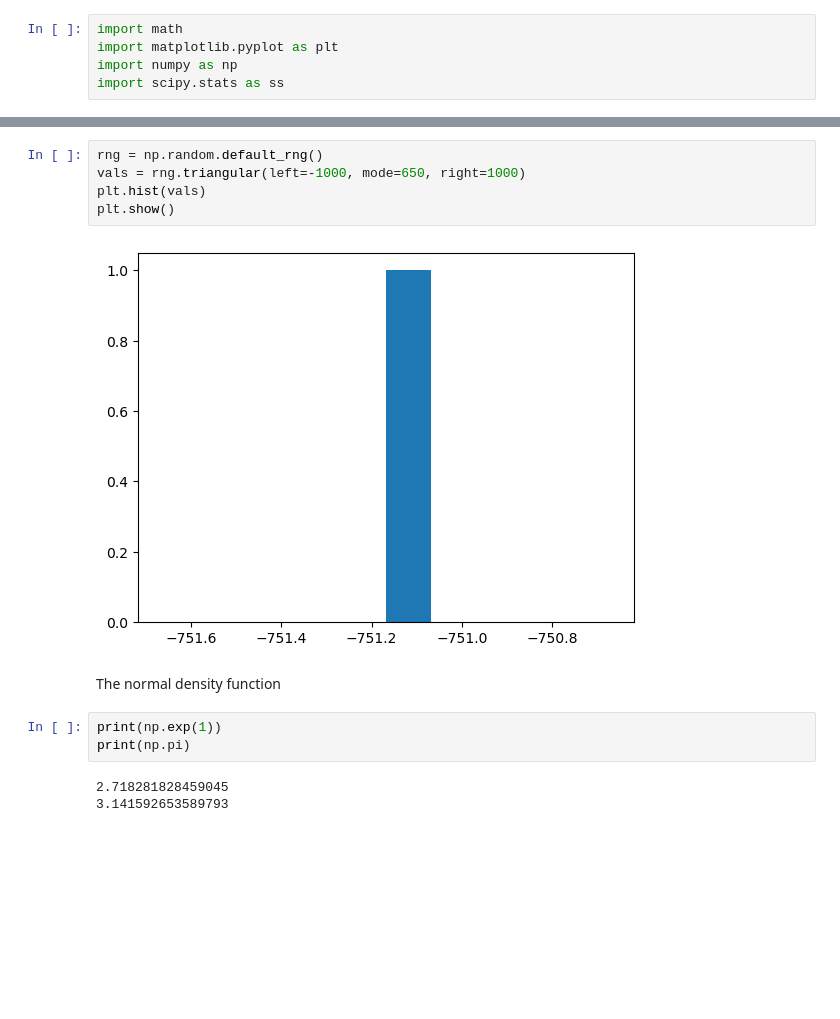
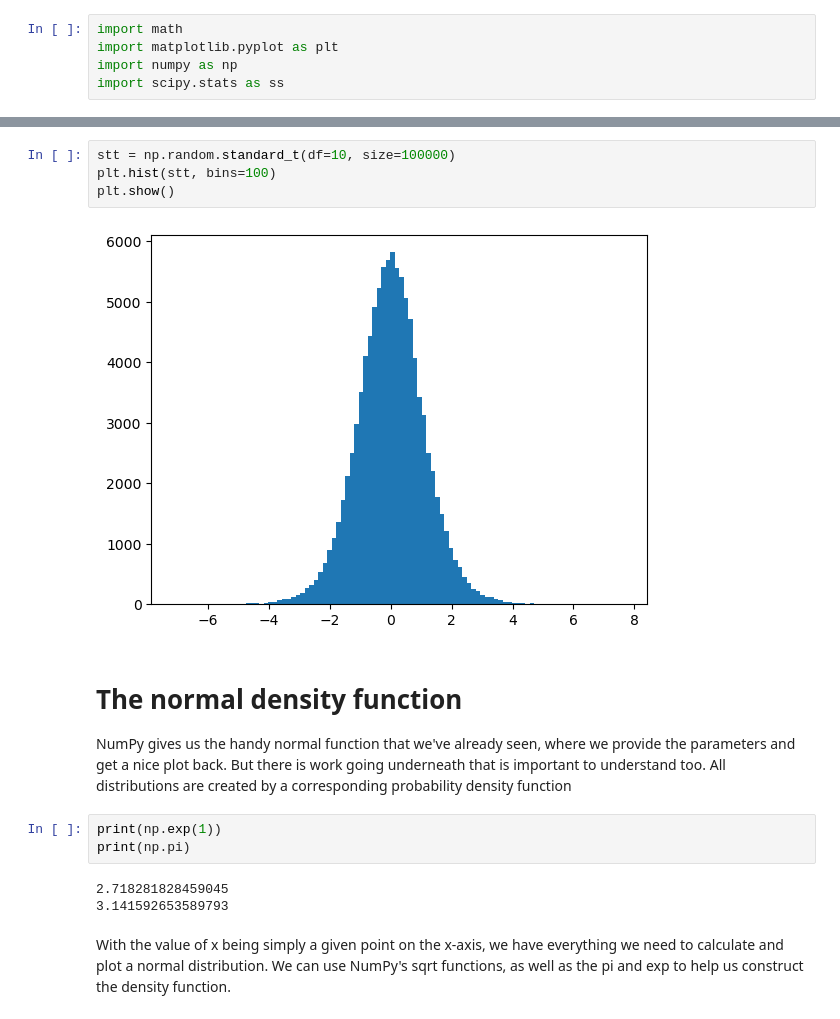
Before and after one commit to keithmmc/data_fundamentals, a Jupyter notebook: dist.ipynb, the cells around one changed output, grey strips where cells are left out. Drawn from its saved outputs; the diff is of its cells as text; blank space fills up the shorter version.

```diff
--- a/dist.ipynb
+++ b/dist.ipynb
@@ -74,18 +73,21 @@ plt.show()
-# %%
-rng = np.random.default_rng()
-vals = rng.triangular(left=-1000, mode=650, right=1000)
-plt.hist(vals)
-plt.show()
-# %% [output]
-[figure, removed]
-# %% [markdown]
-The normal density function
+# %%
+stt = np.random.standard_t(df=10, size=100000)
+plt.hist(stt, bins=100)
+plt.show()
+# %% [output]
+[figure, added]
+# %% [markdown]
+# The normal density function
+NumPy gives us the handy normal function that we've already seen, where we provide the parameters and get a nice plot back. But there is work going underneath that is important to understand too. All distributions are created by a corresponding probability density function
 # %%
 print(np.exp(1))
 print(np.pi)
 # %% [output]
 2.718281828459045
 3.141592653589793
+# %% [markdown]
+With the value of x
+ being simply a given point on the x-axis, we have everything we need to calculate and plot a normal distribution. We can use NumPy's sqrt functions, as well as the pi and exp to help us construct the density function.
 # %%
 mu = 0.0
 sigma = 4.0
```
Also changed, not shown: parts of 43 cells of this notebook.
